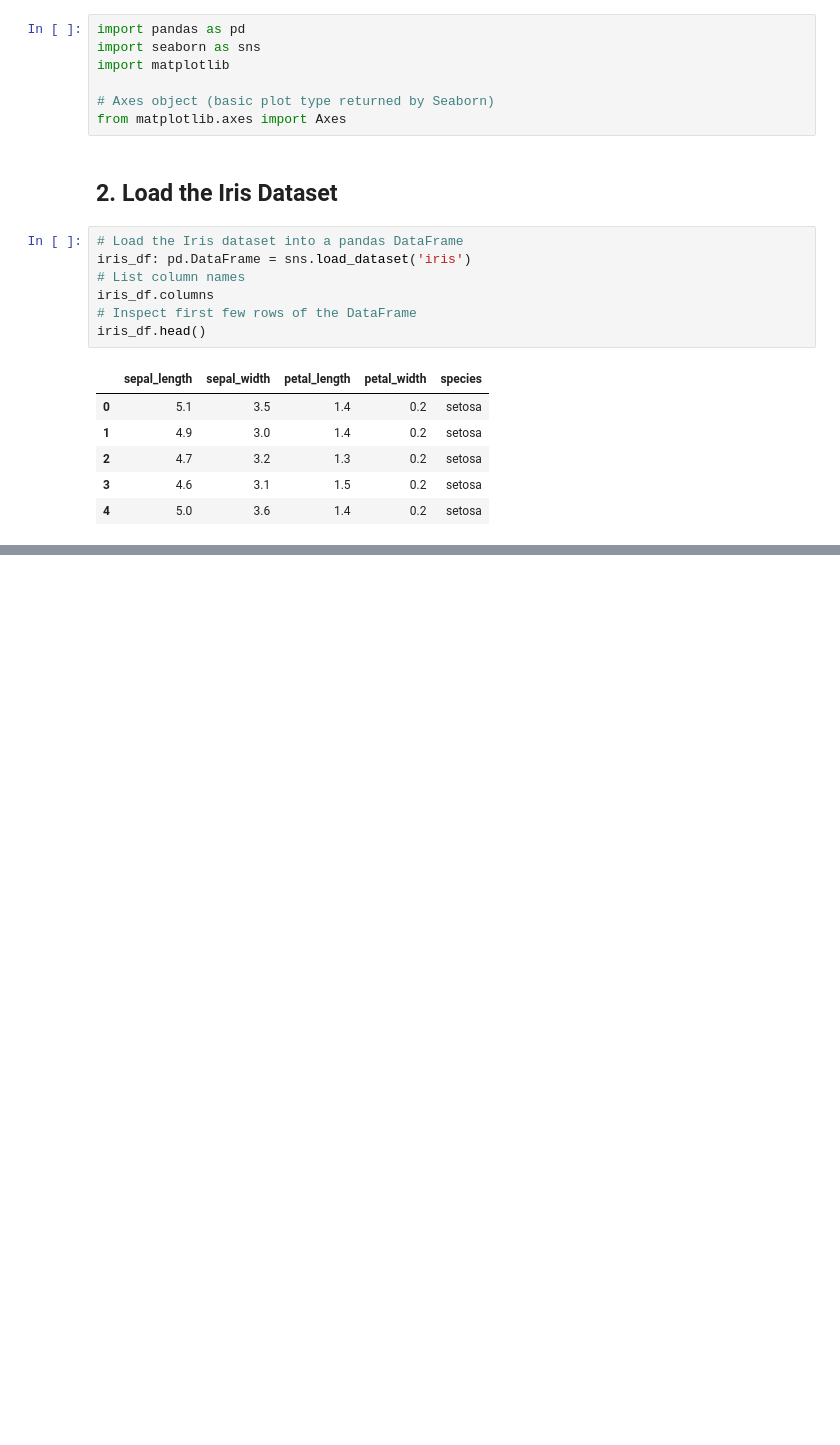
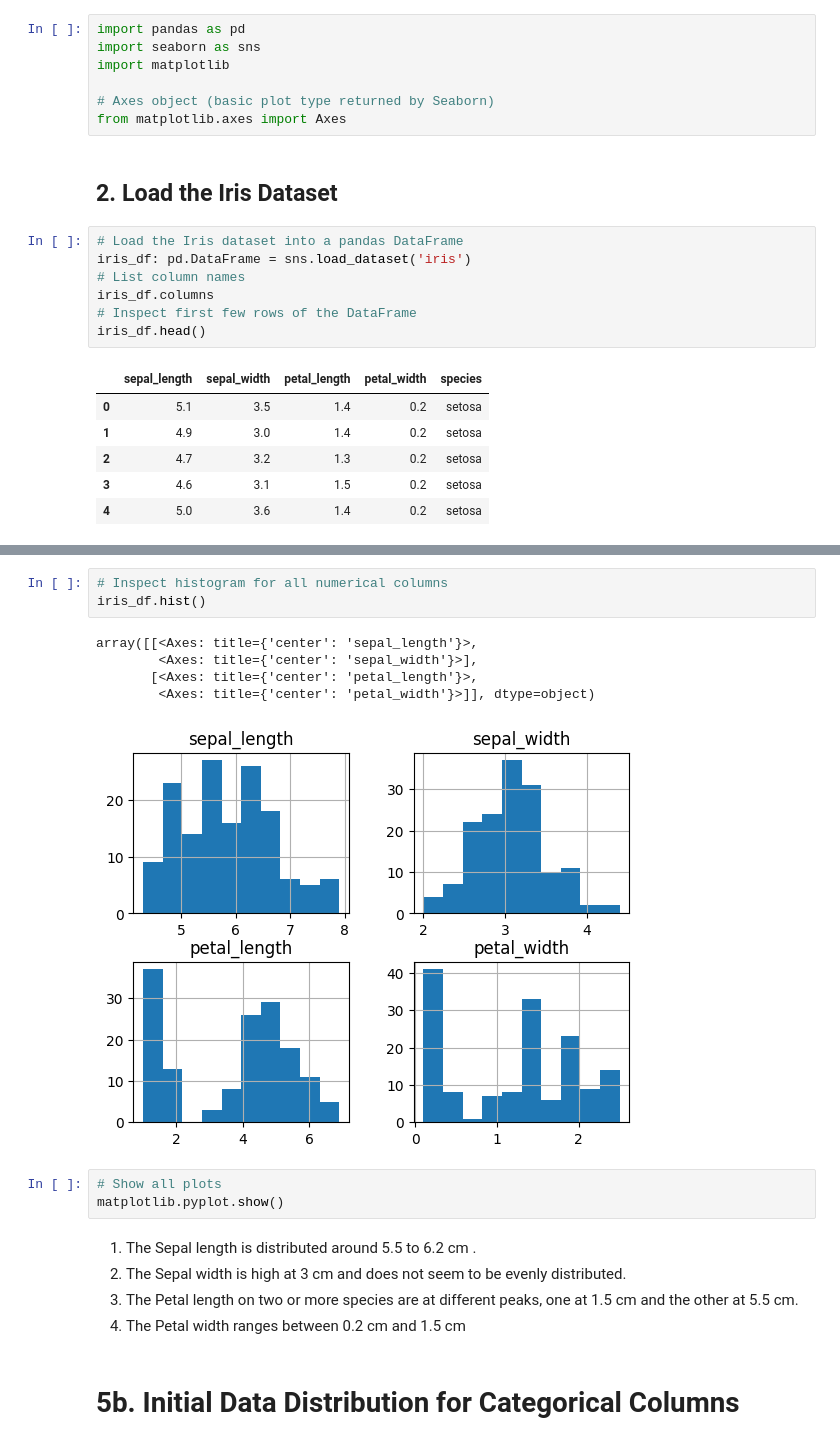
Before and after one commit to RucuAvinash/datafun-04-eda, a Jupyter notebook: rucu_eda_notebook.ipynb, the cells around one changed output, grey strips where cells are left out. Cells and saved outputs as stored; diff of their text form; blank space fills up the shorter version.

```diff
--- a/rucu_eda_notebook.ipynb
+++ b/rucu_eda_notebook.ipynb
@@ -31,0 +105,19 @@ iris_df.head()
+# %%
+# Inspect histogram for all numerical columns
+iris_df.hist()
+# %% [output]
+array([[<Axes: title={'center': 'sepal_length'}>,
+        <Axes: title={'center': 'sepal_width'}>],
+       [<Axes: title={'center': 'petal_length'}>,
+        <Axes: title={'center': 'petal_width'}>]], dtype=object)
+[figure, added]
+# %%
+# Show all plots
+matplotlib.pyplot.show()
+# %% [markdown]
+1. The Sepal length is  distributed around 5.5 to 6.2 cm .
+2. The Sepal width is high at 3 cm and does not seem to be evenly distributed.
+3. The Petal length on two or more species are at different peaks, one at 1.5 cm and the other at 5.5 cm.
+4. The Petal width ranges between 0.2 cm and 1.5 cm
+# %% [markdown]
+# 5b. Initial Data Distribution for Categorical Columns
```
Also changed, not shown: parts of 22 cells of this notebook.
